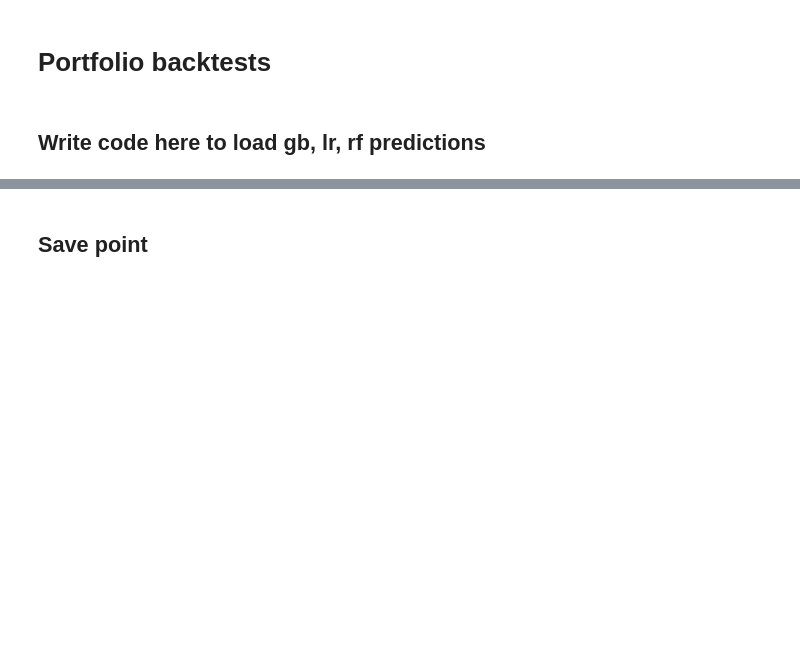
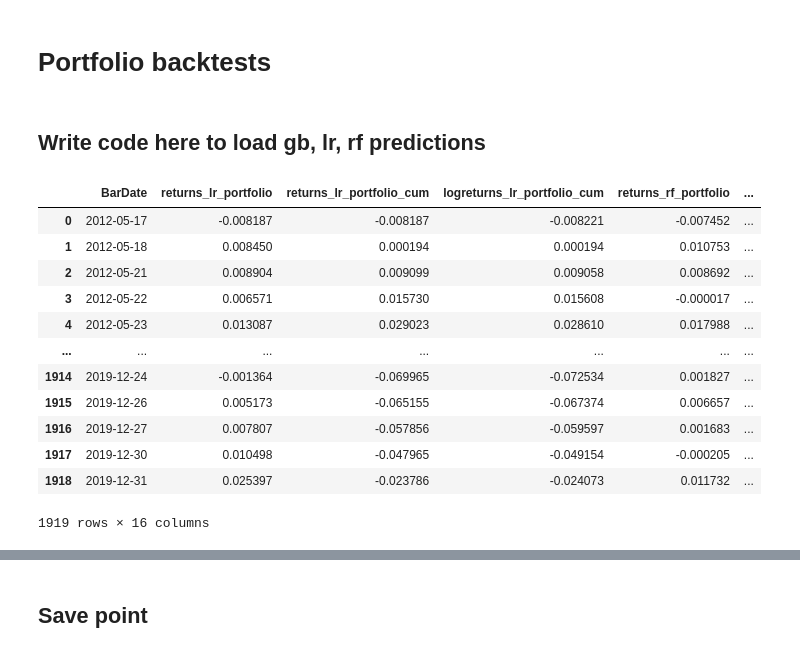
Before and after one commit to BasPeeters0306/Thesis_New, a Jupyter notebook: Executable.ipynb, the cells around one changed output, grey strips where cells are left out. Cells and saved outputs as stored; diff of their text form; code cells hidden in the pictures; blank space fills up the shorter version.

```diff
--- a/Executable.ipynb
+++ b/Executable.ipynb
@@ -951,6 +951,27 @@ for n_both in [10]:        #    tqdm([10, 20, 50]):                   #([10, 20,
             plt.gca().xaxis.set_major_locator(years)
             plt.gca().xaxis.set_major_formatter(years_fmt)
             plt.show()
+# %%
+df_returns_portfolio_Equal_10_long_short
+
+df_returns_portfolio_Equal_10_long_short_subperiod = df_returns_portfolio_Equal_10_long_short[df_returns_portfolio_Equal_10_long_short["BarDate"] <= datetime.datetime.strptime("31/12/2019", '%d/%m/%Y')]
+rf_rate_and_factors_subperiod = rf_rate_and_factors[rf_rate_and_factors["BarDate"] <= datetime.datetime.strptime("31/12/2019", '%d/%m/%Y')]
+# %%
+df_returns_portfolio_Equal_10_long_short_subperiod
+# %% [output]
+|  | BarDate | returns_lr_portfolio | returns_lr_portfolio_cum | logreturns_lr_portfolio_cum | returns_rf_portfolio | ... |
+| 0 | 2012-05-17 | -0.008187 | -0.008187 | -0.008221 | -0.007452 | ... |
+| 1 | 2012-05-18 | 0.008450 | 0.000194 | 0.000194 | 0.010753 | ... |
+| 2 | 2012-05-21 | 0.008904 | 0.009099 | 0.009058 | 0.008692 | ... |
+| 3 | 2012-05-22 | 0.006571 | 0.015730 | 0.015608 | -0.000017 | ... |
+| 4 | 2012-05-23 | 0.013087 | 0.029023 | 0.028610 | 0.017988 | ... |
+| ... | ... | ... | ... | ... | ... | ... |
+| 1914 | 2019-12-24 | -0.001364 | -0.069965 | -0.072534 | 0.001827 | ... |
+| 1915 | 2019-12-26 | 0.005173 | -0.065155 | -0.067374 | 0.006657 | ... |
+| 1916 | 2019-12-27 | 0.007807 | -0.057856 | -0.059597 | 0.001683 | ... |
+| 1917 | 2019-12-30 | 0.010498 | -0.047965 | -0.049154 | -0.000205 | ... |
+| 1918 | 2019-12-31 | 0.025397 | -0.023786 | -0.024073 | 0.011732 | ... |
+1919 rows × 16 columns
 # %%
 # Only calculates metrics
 
```
Also changed, not shown: parts of 5 cells of this notebook, 1 other file.
